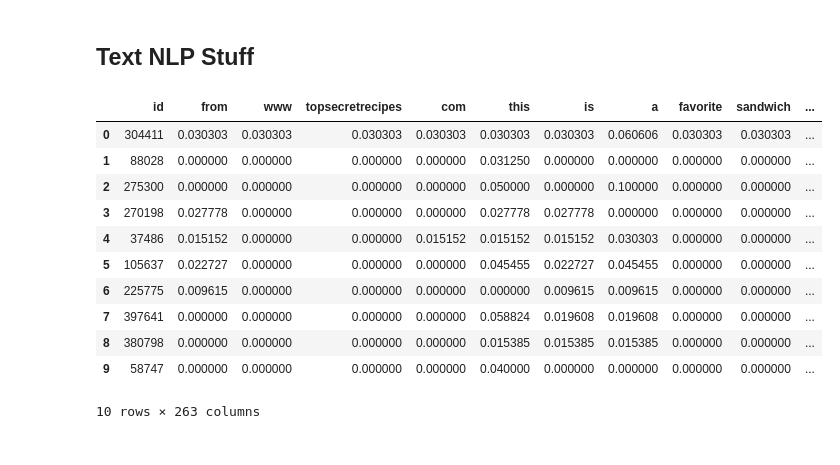
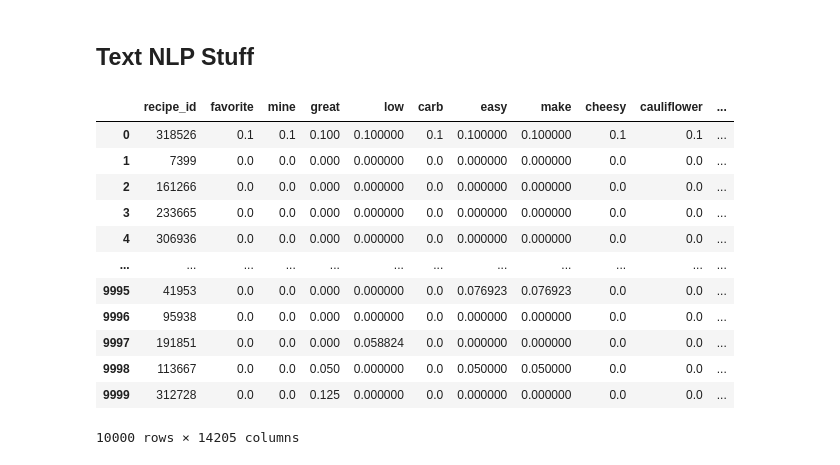
Before and after one commit to hellojohncruz/DATA-620, a Jupyter notebook: Final Project/food.ipynb, the cells around one changed output. Saved outputs shown, nothing was run; the diff lists cells and outputs as text; code cells hidden in the pictures.

```diff
--- a/Final Project/food.ipynb
+++ b/Final Project/food.ipynb
@@ -411,45 +342,51 @@ NameError: name 'recipe_user_count_df' is not defined
 # %%
 import pandas as pd
 from collections import Counter
 import re
+from nltk.corpus import stopwords
+import nltk
 
-recipe_description = recipes_df[['id', 'description']].sample(10)
+stop_words = set(stopwords.words('english'))
 
-# Function to get normalized word frequency per row
-# Updated function to handle NaNs or non-string entries
+recipe_description = recipes_df[['id', 'description']].sample(10000, random_state=123)
+
+recipe_description = recipe_description.rename(columns={'id': 'recipe_id'})
+
+
+# Function to get normalized word frequency per row excluding stopwords
 def normalized_word_freq(text):
     if not isinstance(text, str):
         return {}
     words = re.findall(r'\b\w+\b', text.lower())
-    total = len(words)
-    counts = Counter(words)
+    filtered_words = [word for word in words if word not in stop_words]
+    total = len(filtered_words)
+    counts = Counter(filtered_words)
     return {word: count / total for word, count in counts.items()} if total > 0 else {}
 
-
-# Step 1: Apply the normalized word frequency function
+# Apply function
 recipe_description['word_freq'] = recipe_description['description'].apply(normalized_word_freq)
 
-# Step 2: Reset index to align properly before expansion
+# Reset index before expansion
 recipe_description_reset = recipe_description.reset_index(drop=True)
 
-# Step 3: Expand the word_freq dictionaries into a DataFrame
+# Expand dictionary to DataFrame
 word_freq_df = pd.DataFrame(recipe_description_reset['word_freq'].to_list()).fillna(0)
 
-# Step 4: Combine word frequencies with the corresponding recipe ID
-result_df = pd.concat([recipe_description_reset[['id']], word_freq_df], axis=1)
-
+# Combine with recipe ID
+result_df = pd.concat([recipe_description_reset[['recipe_id']], word_freq_df], axis=1)
 
 result_df
 # %% [output]
-|  | id | from | www | topsecretrecipes | com | this | is | a | favorite | sandwich | ... |
-| 0 | 304411 | 0.030303 | 0.030303 | 0.030303 | 0.030303 | 0.030303 | 0.030303 | 0.060606 | 0.030303 | 0.030303 | ... |
-| 1 | 88028 | 0.000000 | 0.000000 | 0.000000 | 0.000000 | 0.031250 | 0.000000 | 0.000000 | 0.000000 | 0.000000 | ... |
-| 2 | 275300 | 0.000000 | 0.000000 | 0.000000 | 0.000000 | 0.050000 | 0.000000 | 0.100000 | 0.000000 | 0.000000 | ... |
-| 3 | 270198 | 0.027778 | 0.000000 | 0.000000 | 0.000000 | 0.027778 | 0.027778 | 0.000000 | 0.000000 | 0.000000 | ... |
-| 4 | 37486 | 0.015152 | 0.000000 | 0.000000 | 0.015152 | 0.015152 | 0.015152 | 0.030303 | 0.000000 | 0.000000 | ... |
-| 5 | 105637 | 0.022727 | 0.000000 | 0.000000 | 0.000000 | 0.045455 | 0.022727 | 0.045455 | 0.000000 | 0.000000 | ... |
-| 6 | 225775 | 0.009615 | 0.000000 | 0.000000 | 0.000000 | 0.000000 | 0.009615 | 0.009615 | 0.000000 | 0.000000 | ... |
-| 7 | 397641 | 0.000000 | 0.000000 | 0.000000 | 0.000000 | 0.058824 | 0.019608 | 0.019608 | 0.000000 | 0.000000 | ... |
-| 8 | 380798 | 0.000000 | 0.000000 | 0.000000 | 0.000000 | 0.015385 | 0.015385 | 0.015385 | 0.000000 | 0.000000 | ... |
-| 9 | 58747 | 0.000000 | 0.000000 | 0.000000 | 0.000000 | 0.040000 | 0.000000 | 0.000000 | 0.000000 | 0.000000 | ... |
+|  | recipe_id | favorite | mine | great | low | carb | easy | make | cheesy | cauliflower | ... |
+| 0 | 318526 | 0.1 | 0.1 | 0.100 | 0.100000 | 0.1 | 0.100000 | 0.100000 | 0.1 | 0.1 | ... |
+| 1 | 7399 | 0.0 | 0.0 | 0.000 | 0.000000 | 0.0 | 0.000000 | 0.000000 | 0.0 | 0.0 | ... |
+| 2 | 161266 | 0.0 | 0.0 | 0.000 | 0.000000 | 0.0 | 0.000000 | 0.000000 | 0.0 | 0.0 | ... |
+| 3 | 233665 | 0.0 | 0.0 | 0.000 | 0.000000 | 0.0 | 0.000000 | 0.000000 | 0.0 | 0.0 | ... |
+| 4 | 306936 | 0.0 | 0.0 | 0.000 | 0.000000 | 0.0 | 0.000000 | 0.000000 | 0.0 | 0.0 | ... |
+| ... | ... | ... | ... | ... | ... | ... | ... | ... | ... | ... | ... |
+| 9995 | 41953 | 0.0 | 0.0 | 0.000 | 0.000000 | 0.0 | 0.076923 | 0.076923 | 0.0 | 0.0 | ... |
+| 9996 | 95938 | 0.0 | 0.0 | 0.000 | 0.000000 | 0.0 | 0.000000 | 0.000000 | 0.0 | 0.0 | ... |
+| 9997 | 191851 | 0.0 | 0.0 | 0.000 | 0.058824 | 0.0 | 0.000000 | 0.000000 | 0.0 | 0.0 | ... |
+| 9998 | 113667 | 0.0 | 0.0 | 0.050 | 0.000000 | 0.0 | 0.050000 | 0.050000 | 0.0 | 0.0 | ... |
+| 9999 | 312728 | 0.0 | 0.0 | 0.125 | 0.000000 | 0.0 | 0.000000 | 0.000000 | 0.0 | 0.0 | ... |
-10 rows × 263 columns
+10000 rows × 14205 columns
```
Also changed, not shown: parts of 39 cells of this notebook.
